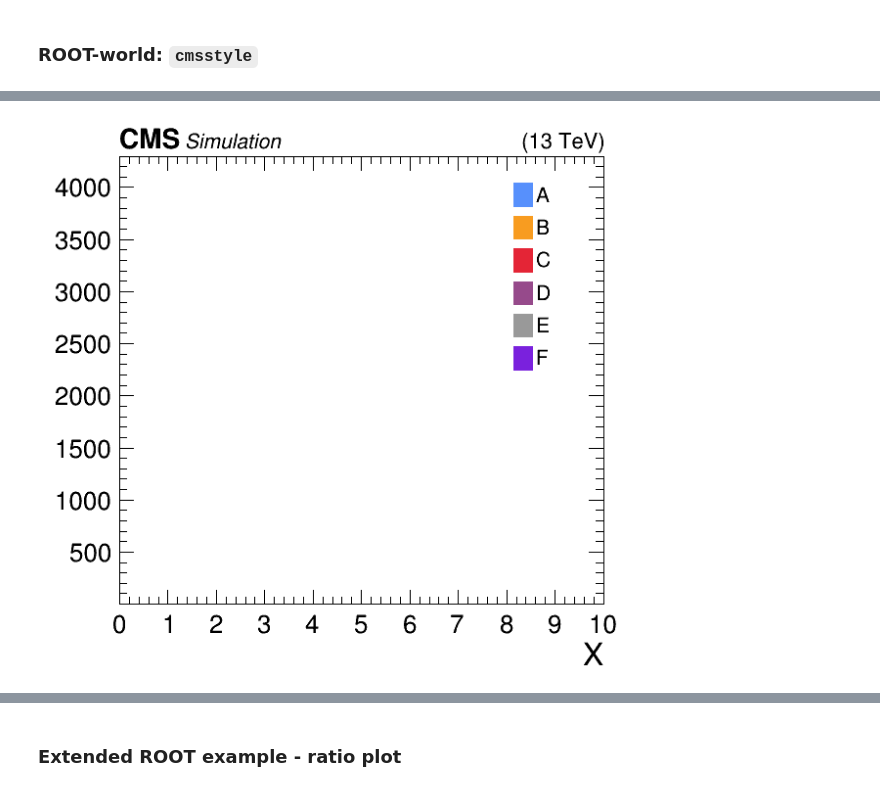
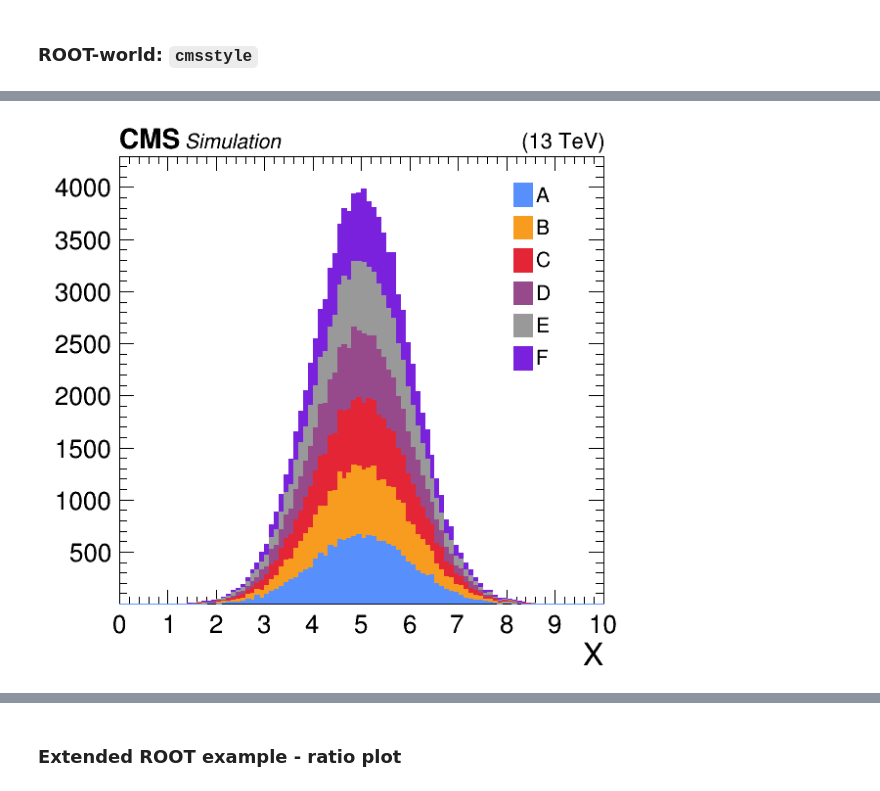
Before and after one commit to ttedeschi/tutorial_CAT, a Jupyter notebook: tutorial_CAT.ipynb, the cells around one changed output, grey strips where cells are left out. Saved outputs shown, nothing was run; the diff lists cells and outputs as text; code cells hidden in the pictures.

```diff
--- a/tutorial_CAT.ipynb
+++ b/tutorial_CAT.ipynb
@@ -209,15 +209,25 @@ import hist, uproot
 h1d = hist.new.Reg(100, 0, 10, label="X").StrCat([], label="Sample", growth=True).Weight()\
         .fill(np.random.normal(5, 1, int(1e5)), np.random.choice(list("ABCDEF"), int(1e5)))
 
+
+
+rf = uproot.recreate("test_file_1D.root")
+rf['h1d'] = h1d  # TH2 cat x regular axis
+for sample in sorted(list(h1d.axes[1])):  # TH1 per cat
+    rf[f'h1d_{sample}'] = h1d[:, sample]
+#rf['h2d'] = h2d  # Proper TH2
+rf.close()
+
 h2d = hist.new.Reg(100, 0, 10, label="X").Reg(100, 0, 10, label="Y").Weight()\
         .fill(np.random.normal(5, 3, int(1e6)), np.random.normal(5, 3, int(1e6)))
 
-rf = uproot.recreate("test_file.root")
-rf['h1d'] = h1d  # TH2 cat x regular axis
-for sample in sorted(list(h1d.axes[1])):  # TH1 per cat
-    rf[f'h1d_{sample}'] = h1d[:, sample]
+rf = uproot.recreate("test_file_2D.root")
+#rf['h1d'] = h1d  # TH2 cat x regular axis
+#for sample in sorted(list(h1d.axes[1])):  # TH1 per cat
+#    rf[f'h1d_{sample}'] = h1d[:, sample]
 rf['h2d'] = h2d  # Proper TH2
 rf.close()
+
 
 # Load CMS style including color-scheme
 hep.style.use("CMS")
@@ -252,27 +276,27 @@ hep.cms.label();
 # %%
 # File reading
-f = ROOT.TFile.Open('test_file.root')
-th1_names = [k.GetName() for k in f.GetListOfKeys() if k.GetName().startswith("h1d_")]
-th1s = [f.Get(sample) for sample in th1_names]
+f_1D = ROOT.TFile.Open('test_file_1D.root')
+th1_names = [k.GetName() for k in f_1D.GetListOfKeys() if k.GetName().startswith("h1d_")]
+th1s = [f_1D.Get(sample) for sample in th1_names]
 
 # Styling
 CMS.SetExtraText("Simulation")
 iPos = 0
 canv_name = 'hist1d_root'
 CMS.SetLumi("")
 CMS.SetEnergy("13")
 CMS.ResetAdditionalInfo()
 
 # Plotting
-stack = r.THStack("stack", "Stacked")
+stack = ROOT.THStack("stack", "Stacked")
 canv = CMS.cmsCanvas(canv_name,0,10,1e-3,4300,"X","",square=CMS.kSquare,extraSpace=0.01,iPos=iPos)
 leg = CMS.cmsLeg(0.81, 0.89 - 0.05 * 7, 0.99, 0.89, textSize=0.04)
 
 # Put samples in a dict {sample: th1} and draw
 hist_dict = dict(zip([name.split("_")[-1] for name in th1_names], th1s))
 CMS.cmsDrawStack(stack, leg, hist_dict)
 # %% [output]
-[figure, old version]
+[figure, new version]
 # %%
 iPos = 0
 scaleLumi = 0.80
```
Also changed, not shown: parts of 9 cells of this notebook.
